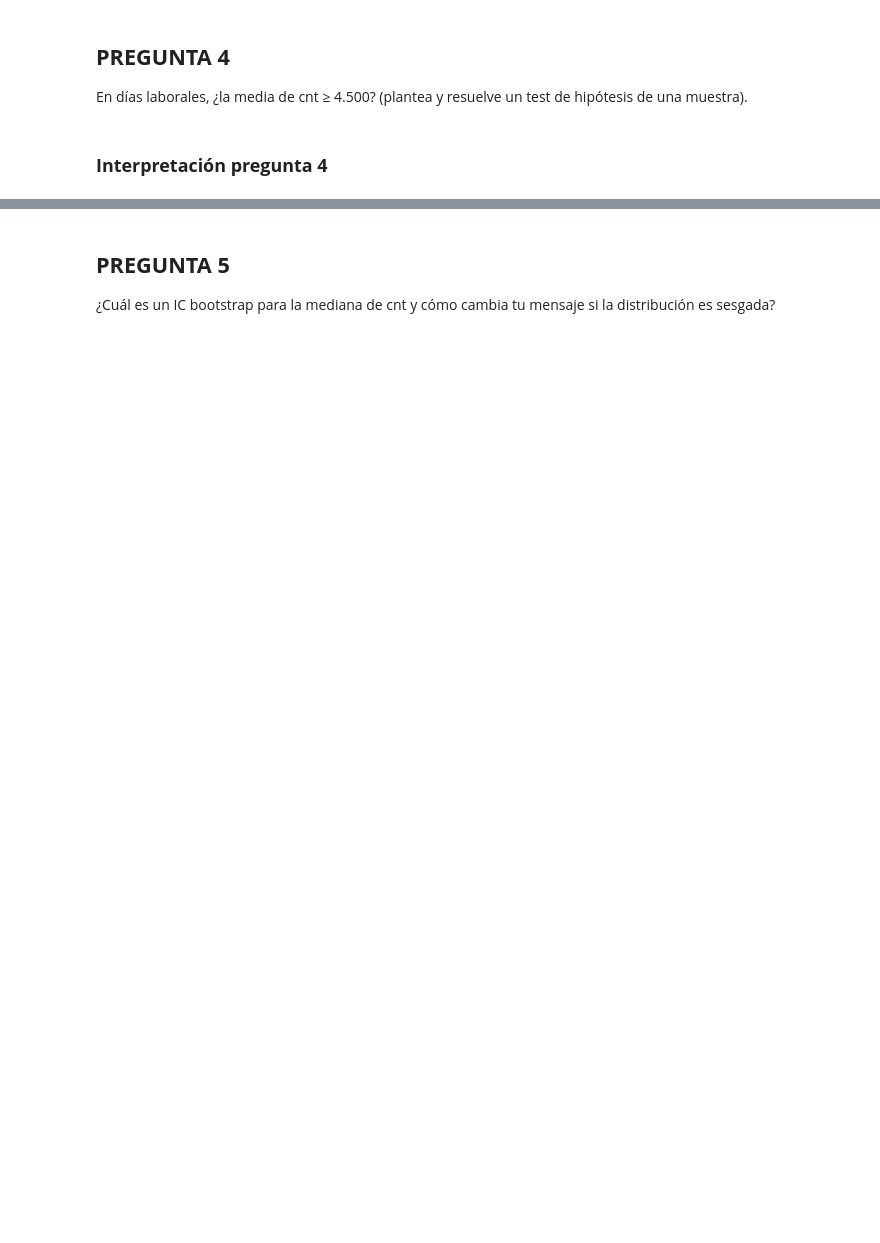
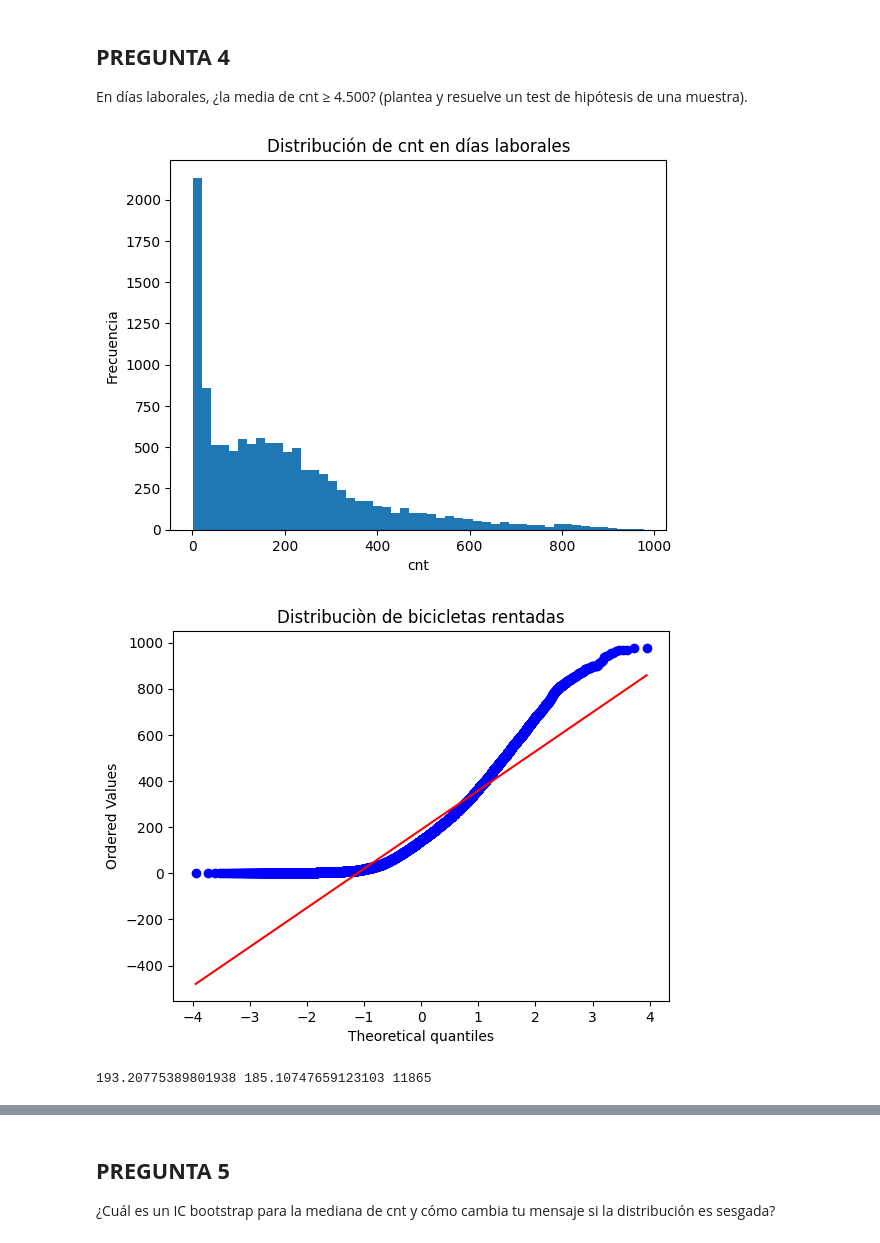
Before and after one commit to AndresJaramillo12/Bici-al-Trabajo-2026, a Jupyter notebook: Jaramillo_Andres_Vega_Carolina_Morales_Nicolas.ipynb, the cells around one changed output, grey strips where cells are left out. Cells and saved outputs as stored; diff of their text form; code cells hidden in the pictures; blank space fills up the shorter version.

```diff
--- a/Jaramillo_Andres_Vega_Carolina_Morales_Nicolas.ipynb
+++ b/Jaramillo_Andres_Vega_Carolina_Morales_Nicolas.ipynb
@@ -178,2 +213,26 @@ valor_hipotesis = 4500
-# %% [markdown]
-### **Interpretación pregunta 4**
+# %%
+# 1. Filtrar datos de días laborales
+cnt_laborales = df[df['workingday'] == 1]['cnt']
+plt.hist(cnt_laborales, bins= 50)
+plt.xlabel('cnt')
+plt.ylabel('Frecuencia')
+plt.title('Distribución de cnt en días laborales')
+plt.show()
+stats.probplot(df['cnt'], dist="norm", plot=plt)
+plt.title("Distribuciòn de bicicletas rentadas")
+plt.show()
+
+# Valor de referencia para la prueba
+valor_hipotesis = 4500
+
+media_muestral = cnt_laborales.mean()
+desviacion_estandar = cnt_laborales.std()
+n = len(cnt_laborales)
+print (media_muestral, desviacion_estandar, n)
+
+
+t_statistic, p_value = stats.ttest_1samp(cnt_laborales, valor_hipotesis)
+# %% [output]
+[figure, added]
+[figure, added]
+193.20775389801938 185.10747659123103 11865
```
Also changed, not shown: parts of 15 cells of this notebook.
